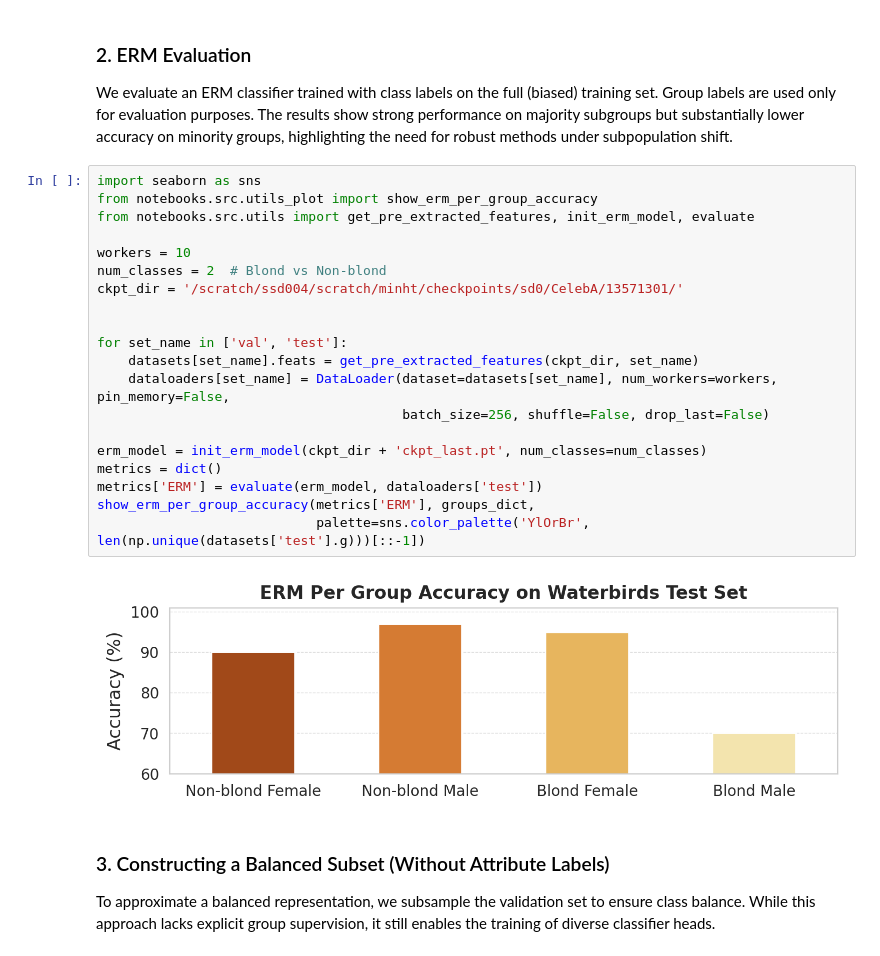
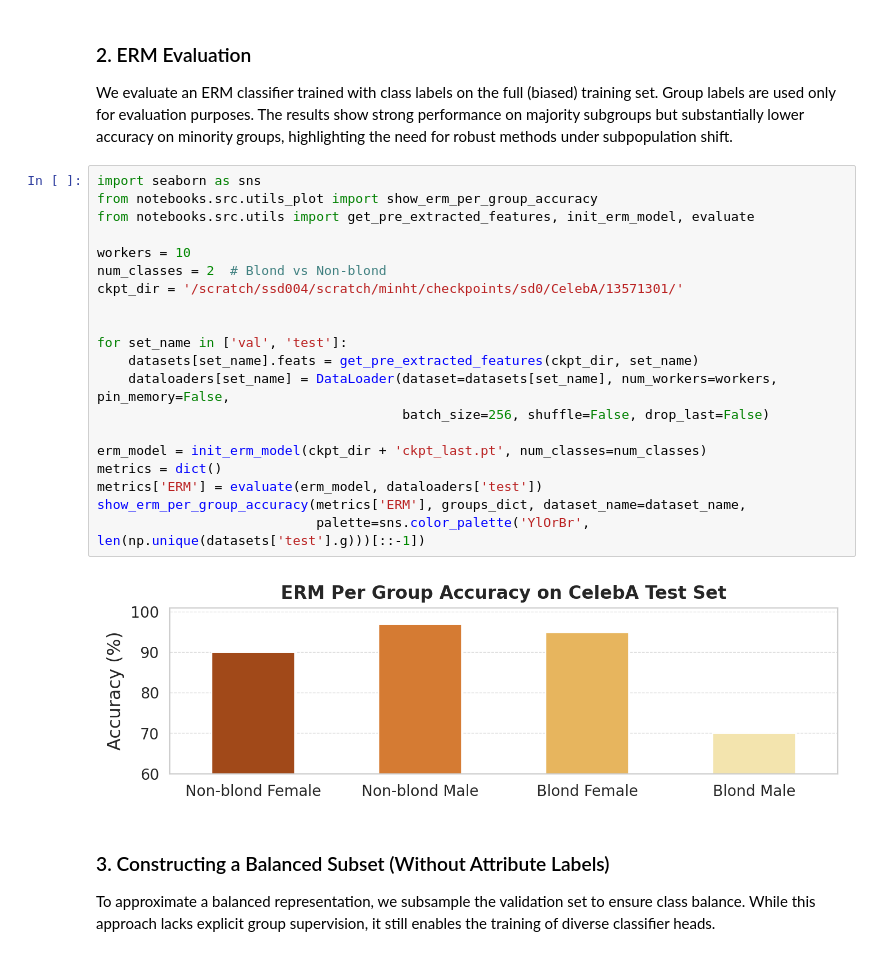
Before and after one commit to minhto2802/DPE, a Jupyter notebook: notebooks/02_celeba_without_attribute_annotation.ipynb, the cells around one changed output. Saved outputs shown, nothing was run; the diff lists cells and outputs as text.

```diff
--- a/notebooks/02_celeba_without_attribute_annotation.ipynb
+++ b/notebooks/02_celeba_without_attribute_annotation.ipynb
@@ -58,25 +58,25 @@ We evaluate an ERM classifier trained with class labels on the full (biased) tra
 # %%
 import seaborn as sns
 from notebooks.src.utils_plot import show_erm_per_group_accuracy
 from notebooks.src.utils import get_pre_extracted_features, init_erm_model, evaluate
 
 workers = 10
 num_classes = 2  # Blond vs Non-blond
 ckpt_dir = '/scratch/ssd004/scratch/minht/checkpoints/sd0/CelebA/13571301/'
 
 
 for set_name in ['val', 'test']:
     datasets[set_name].feats = get_pre_extracted_features(ckpt_dir, set_name)
     dataloaders[set_name] = DataLoader(dataset=datasets[set_name], num_workers=workers, pin_memory=False,
                                        batch_size=256, shuffle=False, drop_last=False)
 
 erm_model = init_erm_model(ckpt_dir + 'ckpt_last.pt', num_classes=num_classes)
 metrics = dict()
 metrics['ERM'] = evaluate(erm_model, dataloaders['test'])
-show_erm_per_group_accuracy(metrics['ERM'], groups_dict,
+show_erm_per_group_accuracy(metrics['ERM'], groups_dict, dataset_name=dataset_name,
                             palette=sns.color_palette('YlOrBr', len(np.unique(datasets['test'].g)))[::-1])
 # %% [output]
-[figure, old version]
+[figure, new version]
 # %% [markdown]
 ### 3. Constructing a Balanced Subset (Without Attribute Labels)
 
```
Also changed, not shown: parts of 1 cell of this notebook.
